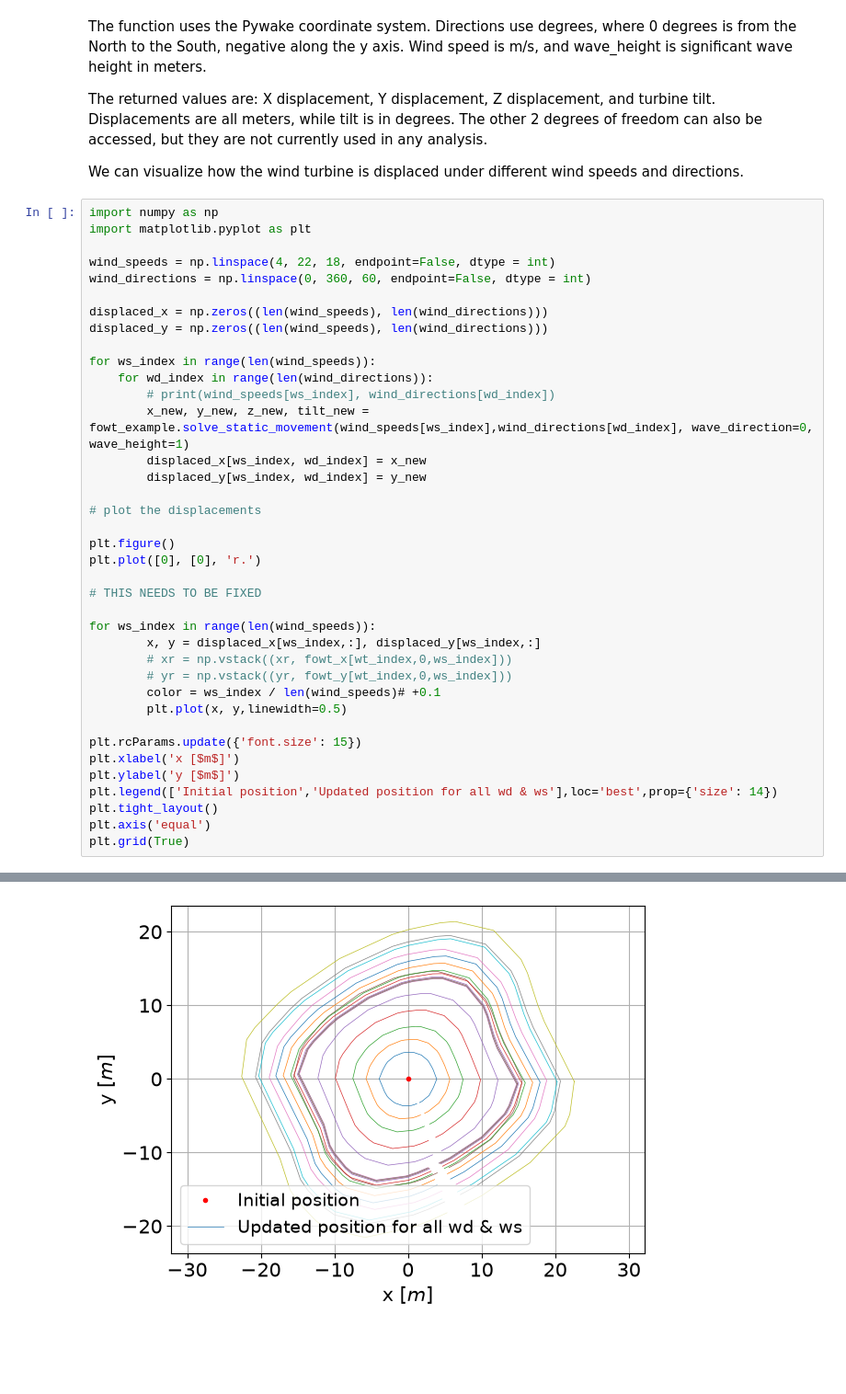
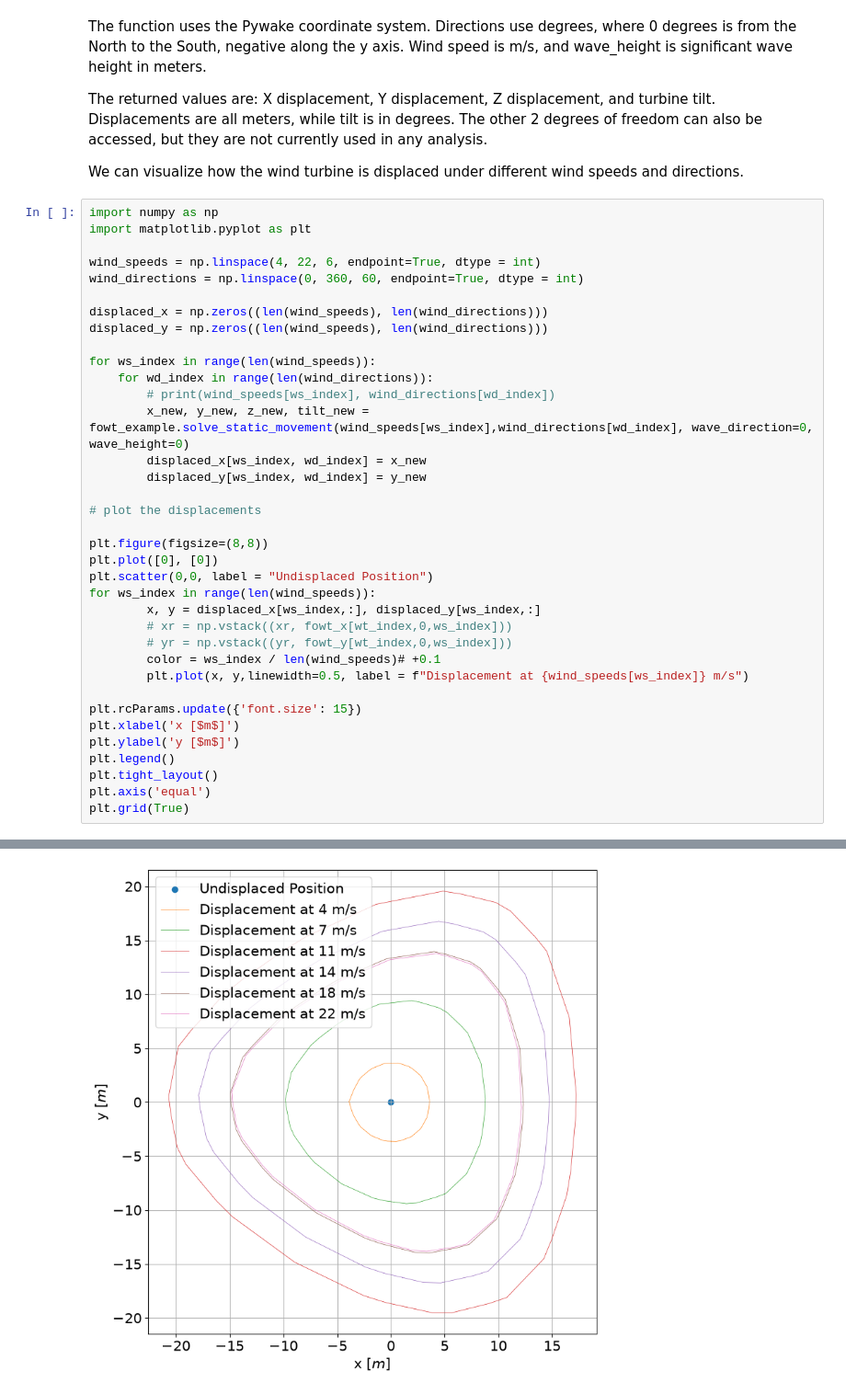
Before and after one commit to rafaelvalotta/WESL, a Jupyter notebook: wesl/optimizer/FOWT_Overview.ipynb, the cells around one changed output, grey strips where cells are left out. Shown at 92% size. Saved outputs shown, nothing was run; the diff lists cells and outputs as text; blank space fills up the shorter version.

```diff
--- a/wesl/optimizer/FOWT_Overview.ipynb
+++ b/wesl/optimizer/FOWT_Overview.ipynb
@@ -25,8 +26,8 @@ We can visualize how the wind turbine is displaced under different wind speeds a
 import numpy as np
 import matplotlib.pyplot as plt
 
-wind_speeds = np.linspace(4, 22, 18, endpoint=False, dtype = int)
-wind_directions = np.linspace(0, 360, 60, endpoint=False, dtype = int)
+wind_speeds = np.linspace(4, 22, 6, endpoint=True, dtype = int)
+wind_directions = np.linspace(0, 360, 60, endpoint=True, dtype = int)
 
 displaced_x = np.zeros((len(wind_speeds), len(wind_directions)))
 displaced_y = np.zeros((len(wind_speeds), len(wind_directions)))
@@ -34,28 +35,26 @@ displaced_y = np.zeros((len(wind_speeds), len(wind_directions)))
 for ws_index in range(len(wind_speeds)):
     for wd_index in range(len(wind_directions)):
         # print(wind_speeds[ws_index], wind_directions[wd_index])
-        x_new, y_new, z_new, tilt_new = fowt_example.solve_static_movement(wind_speeds[ws_index],wind_directions[wd_index], wave_direction=0, wave_height=1)
+        x_new, y_new, z_new, tilt_new = fowt_example.solve_static_movement(wind_speeds[ws_index],wind_directions[wd_index], wave_direction=0, wave_height=0)
         displaced_x[ws_index, wd_index] = x_new
         displaced_y[ws_index, wd_index] = y_new
 
 # plot the displacements
 
-plt.figure()
-plt.plot([0], [0], 'r.')
-
-# THIS NEEDS TO BE FIXED
-
+plt.figure(figsize=(8,8))
+plt.plot([0], [0])
+plt.scatter(0,0, label = "Undisplaced Position")
 for ws_index in range(len(wind_speeds)):
         x, y = displaced_x[ws_index,:], displaced_y[ws_index,:]
         # xr = np.vstack((xr, fowt_x[wt_index,0,ws_index]))
         # yr = np.vstack((yr, fowt_y[wt_index,0,ws_index]))
         color = ws_index / len(wind_speeds)# +0.1
-        plt.plot(x, y,linewidth=0.5)
+        plt.plot(x, y,linewidth=0.5, label = f"Displacement at {wind_speeds[ws_index]} m/s")
 
 plt.rcParams.update({'font.size': 15})
 plt.xlabel('x [$m$]')
 plt.ylabel('y [$m$]')
-plt.legend(['Initial position','Updated position for all wd & ws'],loc='best',prop={'size': 14})
+plt.legend()
 plt.tight_layout()
 plt.axis('equal')
 plt.grid(True)
@@ -80 +62 @@ plt.grid(True)
-[figure, old version]
+[figure, new version]
```
Also changed, not shown: parts of 5 cells of this notebook, 9 other files.
